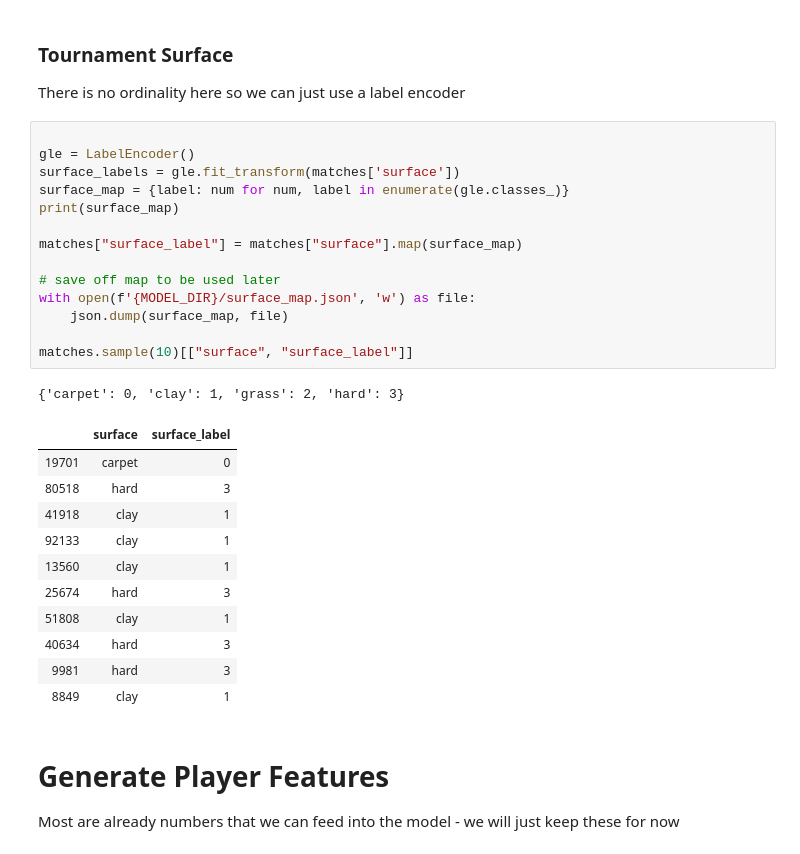
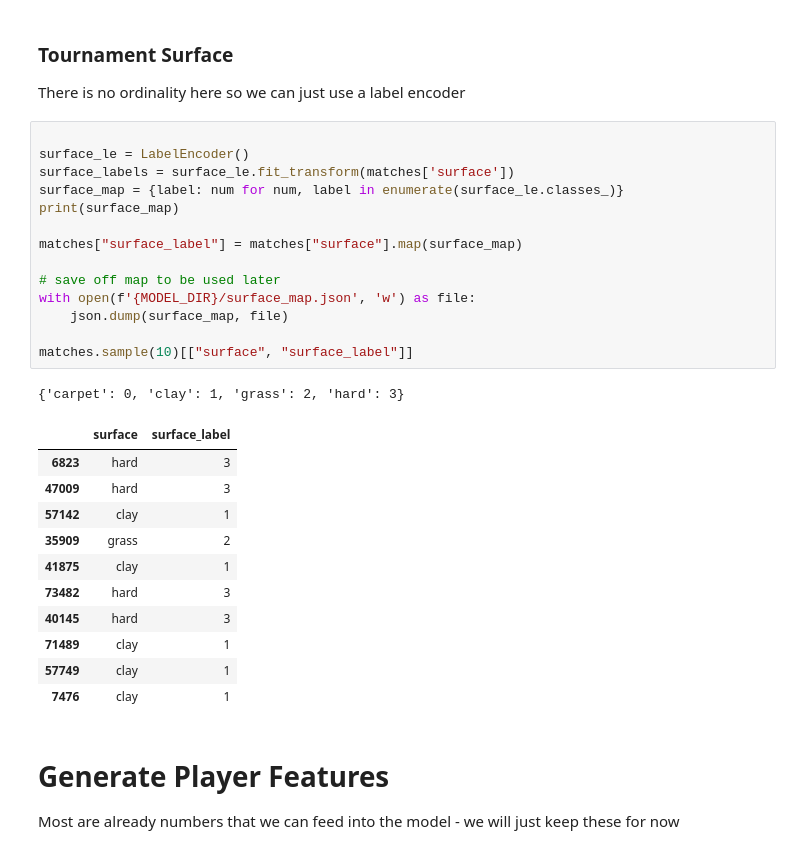
Before and after one commit to sv650s/atp-tennis-predictions, a Jupyter notebook: notebooks/3-atp_basic_feature_engineering.ipynb, the cells around one changed output. Cells and saved outputs as stored; diff of their text form.

```diff
--- a/notebooks/3-atp_basic_feature_engineering.ipynb
+++ b/notebooks/3-atp_basic_feature_engineering.ipynb
@@ -251,31 +251,31 @@ matches.sample(10)[["tourney_year", "tourney_month", "tourney_date"]]
 There is no ordinality here so we can just use a label encoder
 # %%
 
-gle = LabelEncoder()
-surface_labels = gle.fit_transform(matches['surface'])
-surface_map = {label: num for num, label in enumerate(gle.classes_)}
+surface_le = LabelEncoder()
+surface_labels = surface_le.fit_transform(matches['surface'])
+surface_map = {label: num for num, label in enumerate(surface_le.classes_)}
 print(surface_map)
 
 matches["surface_label"] = matches["surface"].map(surface_map)
 
 # save off map to be used later
 with open(f'{MODEL_DIR}/surface_map.json', 'w') as file:
     json.dump(surface_map, file)
 
 matches.sample(10)[["surface", "surface_label"]]
 # %% [output]
 {'carpet': 0, 'clay': 1, 'grass': 2, 'hard': 3}
 |  | surface | surface_label |
-| 19701 | carpet | 0 |
-| 80518 | hard | 3 |
-| 41918 | clay | 1 |
-| 92133 | clay | 1 |
-| 13560 | clay | 1 |
-| 25674 | hard | 3 |
-| 51808 | clay | 1 |
-| 40634 | hard | 3 |
-| 9981 | hard | 3 |
-| 8849 | clay | 1 |
+| 6823 | hard | 3 |
+| 47009 | hard | 3 |
+| 57142 | clay | 1 |
+| 35909 | grass | 2 |
+| 41875 | clay | 1 |
+| 73482 | hard | 3 |
+| 40145 | hard | 3 |
+| 71489 | clay | 1 |
+| 57749 | clay | 1 |
+| 7476 | clay | 1 |
 # %% [markdown]
 # Generate Player Features
 
```
Also changed, not shown: parts of 27 cells of this notebook.
